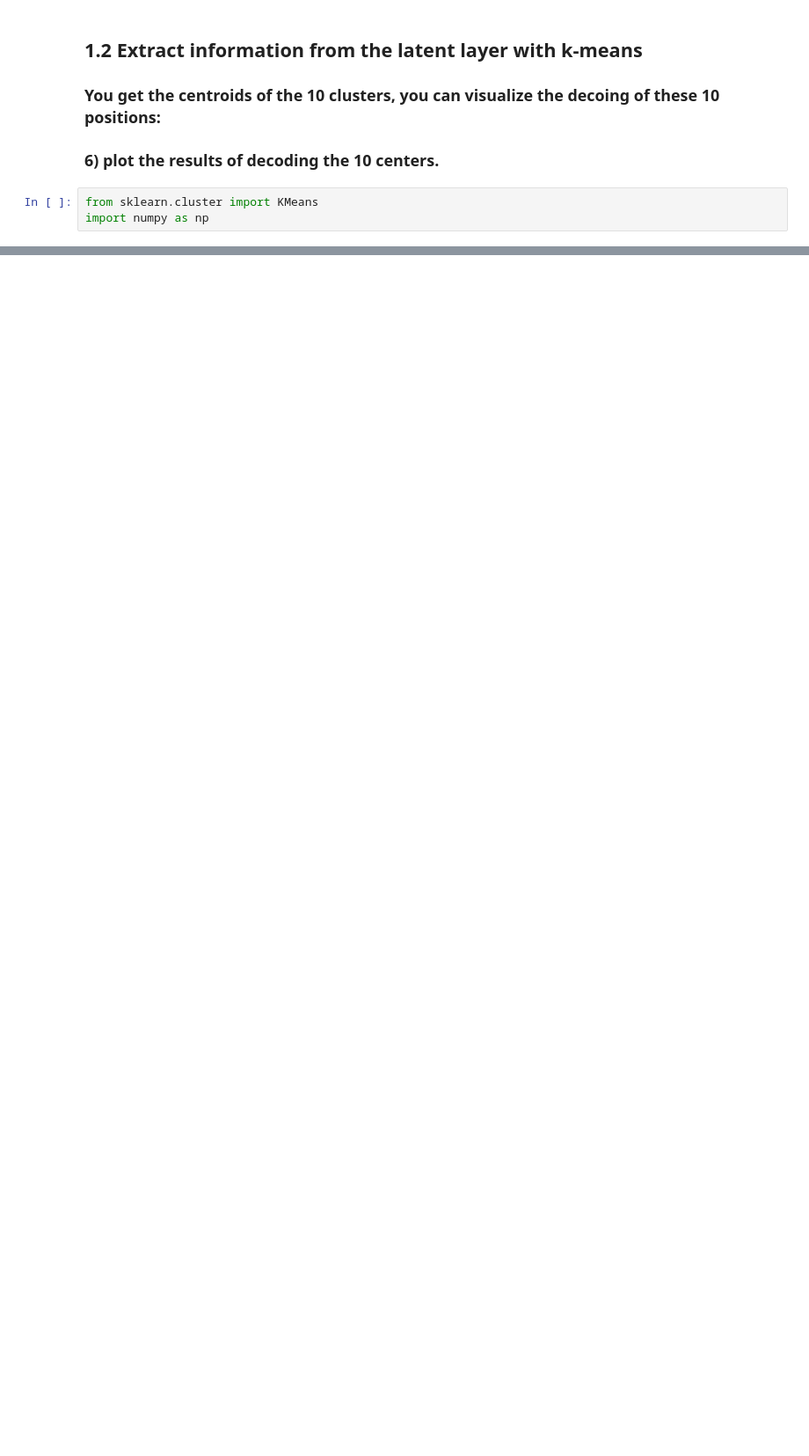
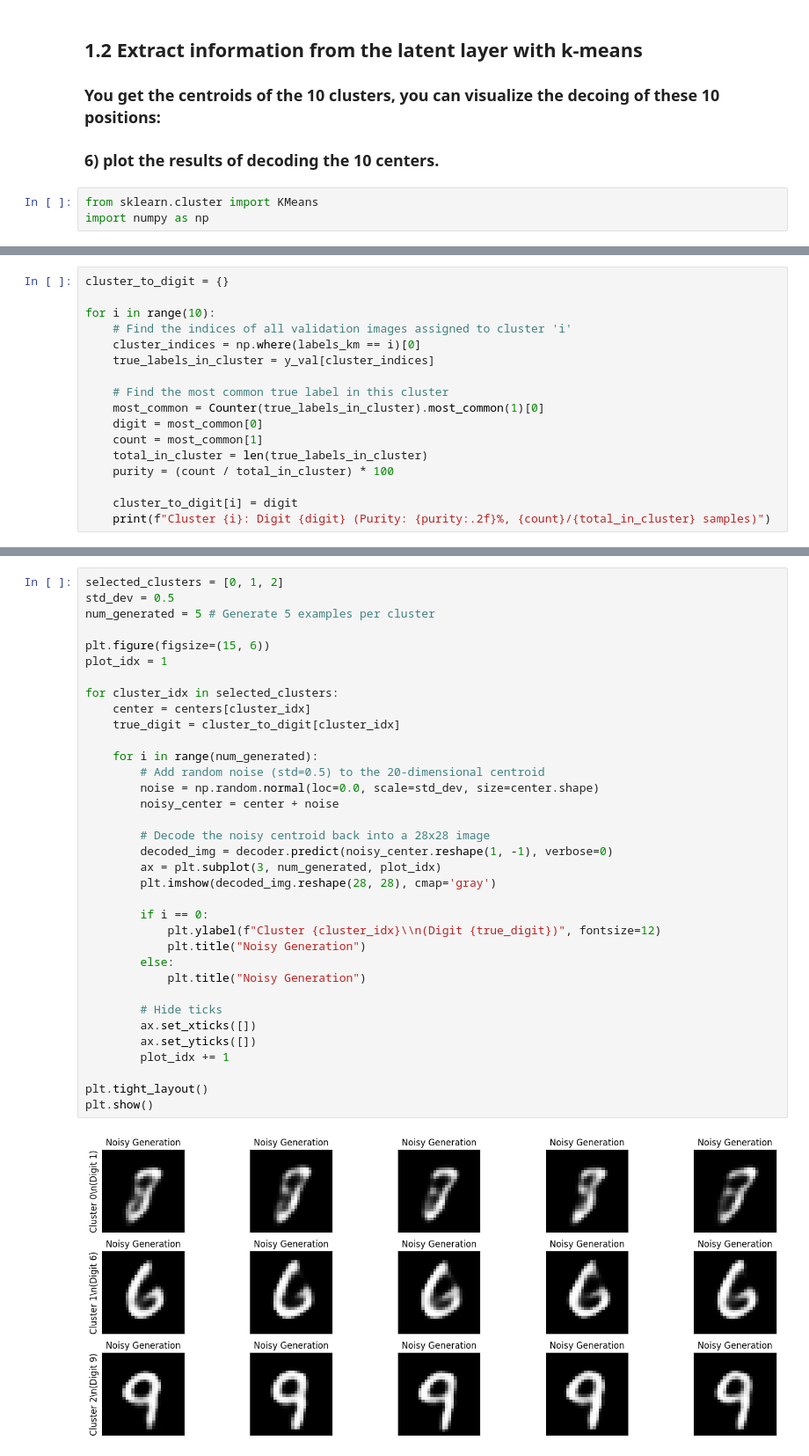
Before and after one commit to mazapataa/NNbasic, a Jupyter notebook: P5_Auto_Encoder_1.ipynb, the cells around one changed output, grey strips where cells are left out. Shown at 88% size. Cells and saved outputs as stored; diff of their text form; blank space fills up the shorter version.

```diff
--- a/P5_Auto_Encoder_1.ipynb
+++ b/P5_Auto_Encoder_1.ipynb
@@ -286,0 +319,17 @@ import numpy as np
+# %%
+cluster_to_digit = {}
+
+for i in range(10):
+    # Find the indices of all validation images assigned to cluster 'i'
+    cluster_indices = np.where(labels_km == i)[0]
+    true_labels_in_cluster = y_val[cluster_indices]
+
+    # Find the most common true label in this cluster
+    most_common = Counter(true_labels_in_cluster).most_common(1)[0]
+    digit = most_common[0]
+    count = most_common[1]
+    total_in_cluster = len(true_labels_in_cluster)
+    purity = (count / total_in_cluster) * 100
+
+    cluster_to_digit[i] = digit
+    print(f"Cluster {i}: Digit {digit} (Purity: {purity:.2f}%, {count}/{total_in_cluster} samples)")
@@ -286,0 +351,37 @@ import numpy as np
+# %%
+selected_clusters = [0, 1, 2]
+std_dev = 0.5
+num_generated = 5 # Generate 5 examples per cluster
+
+plt.figure(figsize=(15, 6))
+plot_idx = 1
+
+for cluster_idx in selected_clusters:
+    center = centers[cluster_idx]
+    true_digit = cluster_to_digit[cluster_idx]
+
+    for i in range(num_generated):
+        # Add random noise (std=0.5) to the 20-dimensional centroid
+        noise = np.random.normal(loc=0.0, scale=std_dev, size=center.shape)
+        noisy_center = center + noise
+
+        # Decode the noisy centroid back into a 28x28 image
+        decoded_img = decoder.predict(noisy_center.reshape(1, -1), verbose=0)
+        ax = plt.subplot(3, num_generated, plot_idx)
+        plt.imshow(decoded_img.reshape(28, 28), cmap='gray')
+
+        if i == 0:
+            plt.ylabel(f"Cluster {cluster_idx}\\n(Digit {true_digit})", fontsize=12)
+            plt.title("Noisy Generation")
+        else:
+            plt.title("Noisy Generation")
+
+        # Hide ticks
+        ax.set_xticks([])
+        ax.set_yticks([])
+        plot_idx += 1
+
+plt.tight_layout()
+plt.show()
+# %% [output]
+[figure, added]
```
Also changed, not shown: parts of 30 cells of this notebook.
